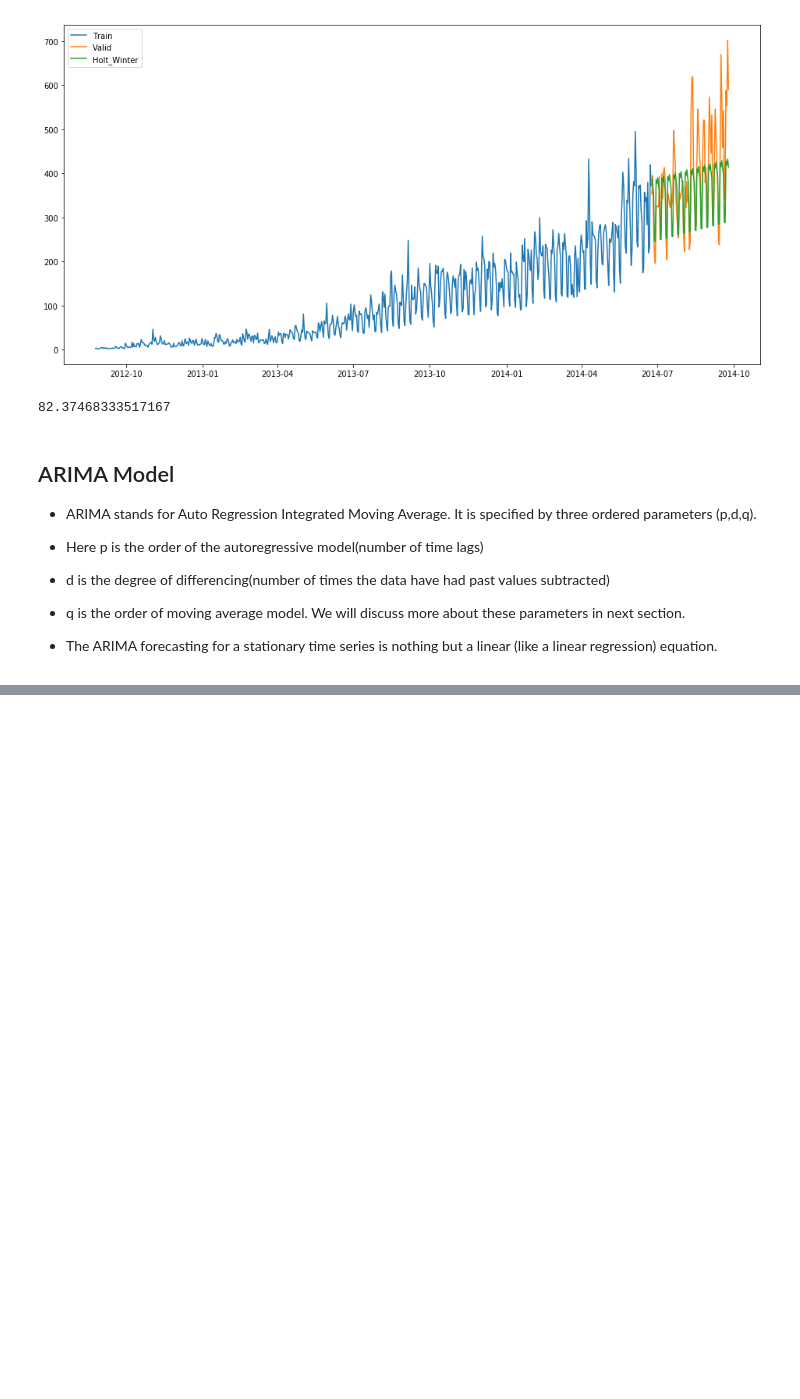
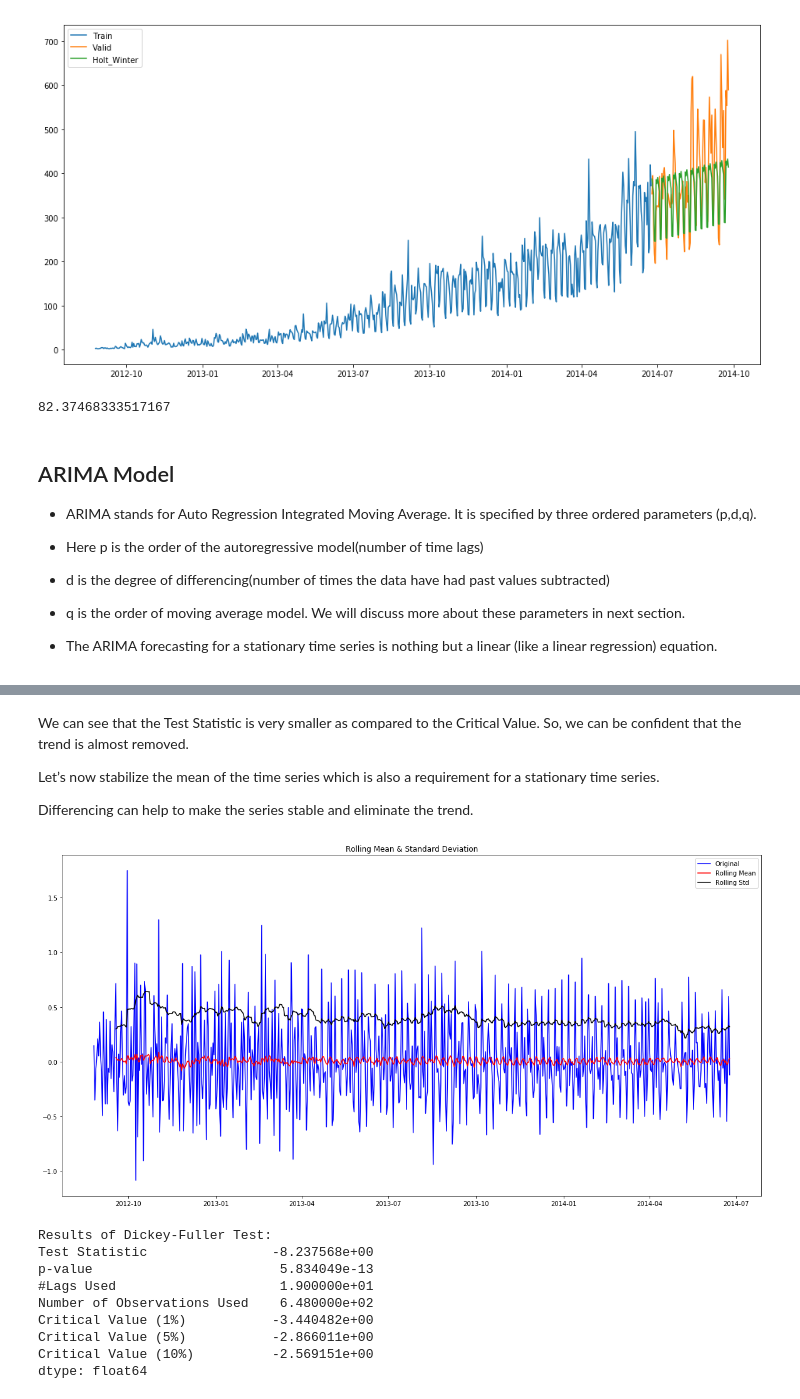
Before and after one commit to mzhang0417/data_science_practice, a Jupyter notebook: time_series_analysis/time_series_analysis.ipynb, the cells around one changed output, grey strips where cells are left out. Saved outputs shown, nothing was run; the diff lists cells and outputs as text; code cells hidden in the pictures; blank space fills up the shorter version.

```diff
--- a/time_series_analysis/time_series_analysis.ipynb
+++ b/time_series_analysis/time_series_analysis.ipynb
@@ -431,0 +522,20 @@ pd.DataFrame(submission, columns=['ID','Count']).to_csv('Holt winters.csv', inde
+# %% [markdown]
+We can see that the Test Statistic is very smaller as compared to the Critical Value. So, we can be confident that the trend is almost removed.
+
+Let’s now stabilize the mean of the time series which is also a requirement for a stationary time series.
+
+Differencing can help to make the series stable and eliminate the trend.
+# %%
+train_log_diff = Train_log - Train_log.shift(1)
+test_stationarity(train_log_diff.dropna())
+# %% [output]
+[figure, added]
+Results of Dickey-Fuller Test:
+Test Statistic                -8.237568e+00
+p-value                        5.834049e-13
+#Lags Used                     1.900000e+01
+Number of Observations Used    6.480000e+02
+Critical Value (1%)           -3.440482e+00
+Critical Value (5%)           -2.866011e+00
+Critical Value (10%)          -2.569151e+00
+dtype: float64
```
Also changed, not shown: parts of 46 cells of this notebook, 2 other files.
